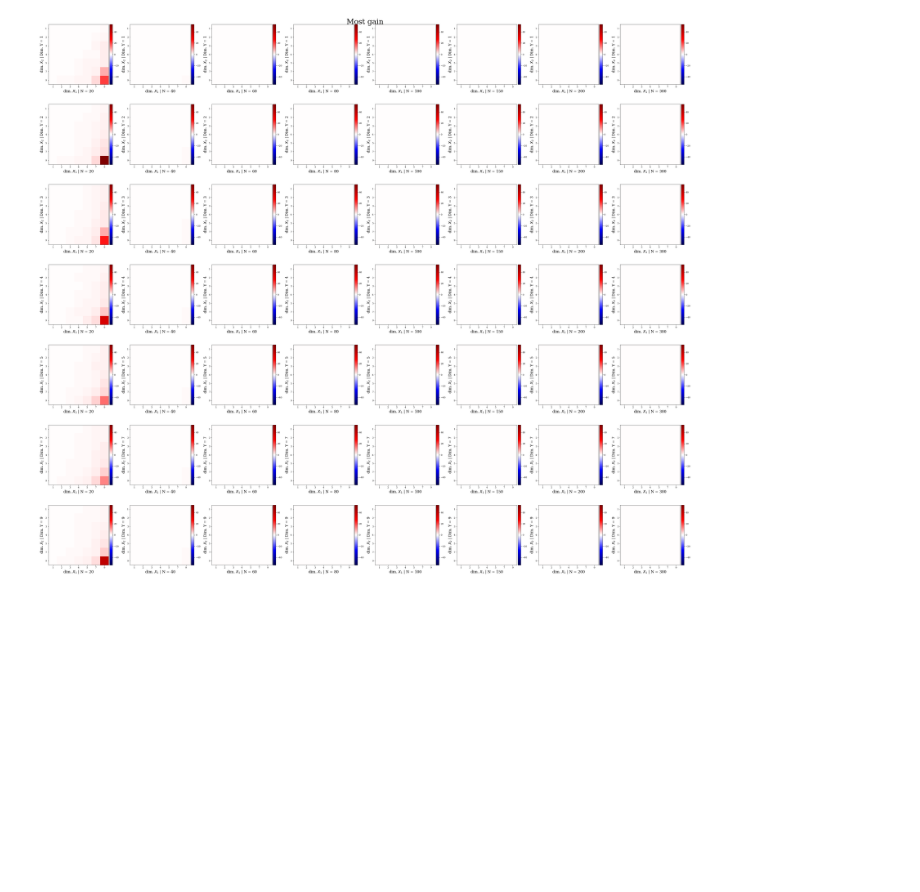
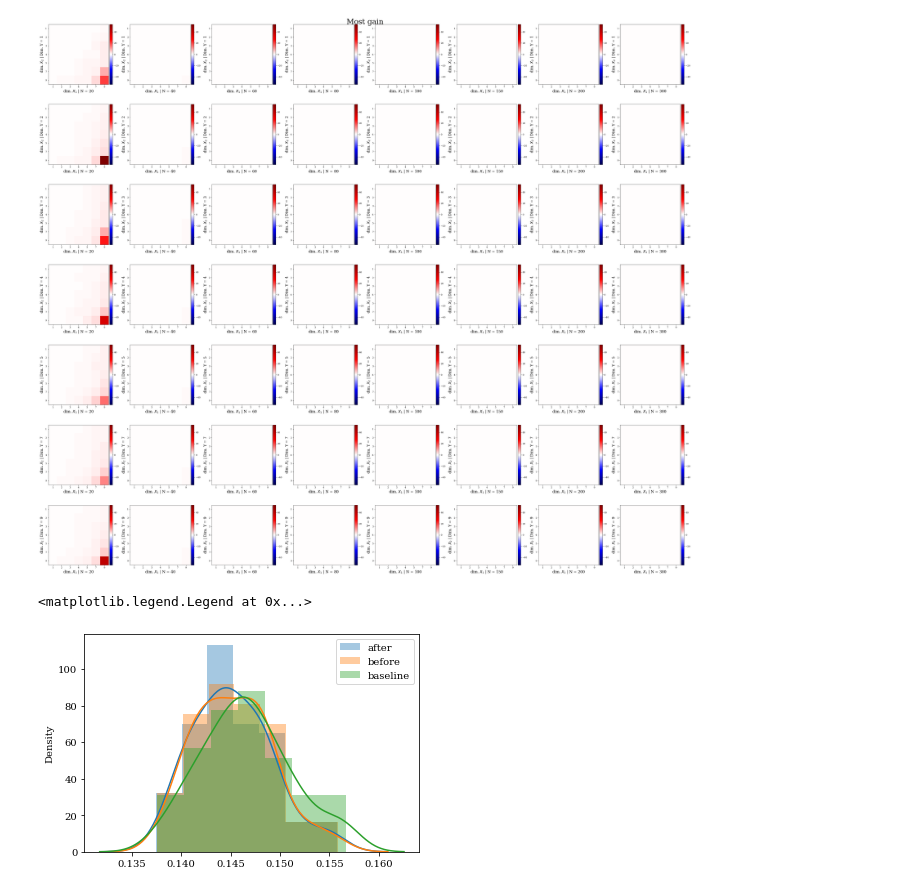
Before and after one commit to shahineb/collider-regression, a Jupyter notebook: notebooks/scores-analysis.ipynb, the cells around one changed output. Drawn from its saved outputs; the diff is of its cells as text; code cells hidden in the pictures; blank space fills up the shorter version.

Commit message:
changed kernel + seed search

```diff
--- a/notebooks/scores-analysis.ipynb
+++ b/notebooks/scores-analysis.ipynb
@@ -244,0 +250,17 @@ plt.show()
+# %%
+dirpaths = glob('../experiments/data/outputs/kernel_model_rotation_data/*')
+scores = {'after':[], 'before':[], 'baseline':[]}
+for dirpath in dirpaths:
+    with open(os.path.join(dirpath, 'scores.metrics'), "r") as f:
+        foo = yaml.safe_load(f)
+        scores['after'].append(foo['after'])
+        scores['before'].append(foo['before'])
+        scores['baseline'].append(foo['baseline'])
+# %%
+sns.distplot(scores['after'], label='after')
+sns.distplot(scores['before'], label='before')
+sns.distplot(scores['baseline'], label='baseline')
+plt.legend()
+# %% [output]
+<matplotlib.legend.Legend at 0x...>
+[figure, added]
```
Also changed, not shown: parts of 5 cells of this notebook, 7 other files.
